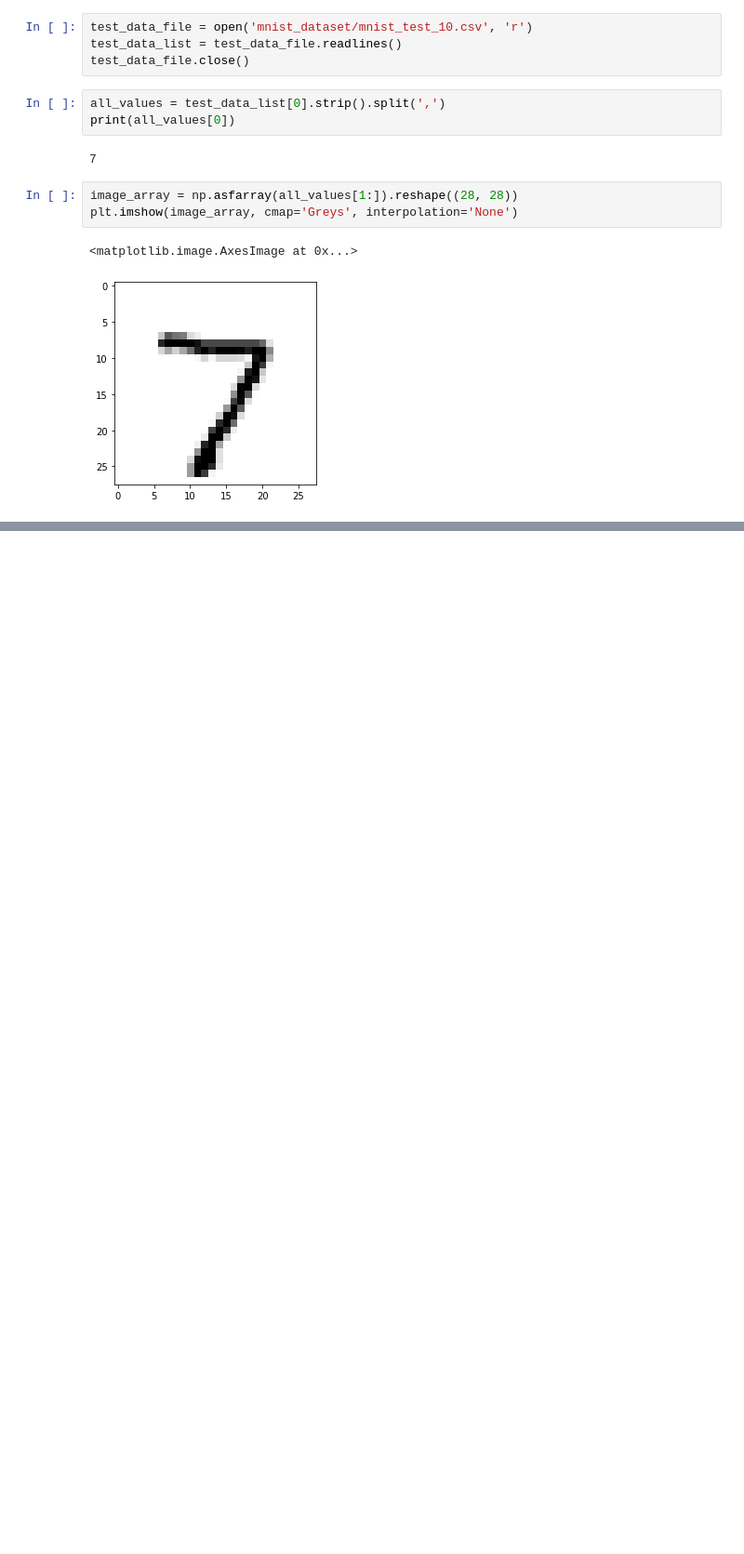
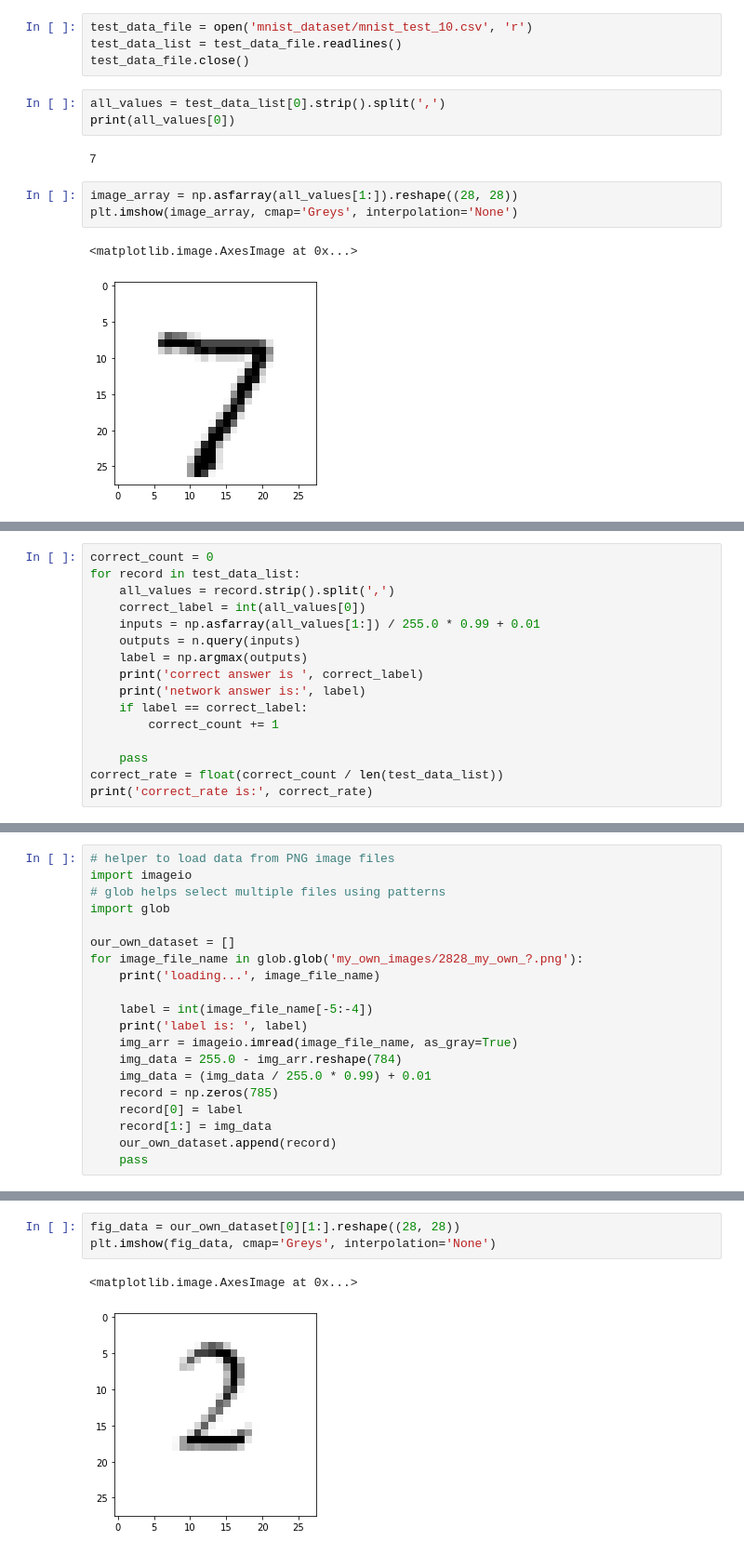
Before and after one commit to Dream-Fu/py_NN, a Jupyter notebook: 神经网络实现.ipynb, the cells around one changed output, grey strips where cells are left out. Shown at 93% size. Saved outputs shown, nothing was run; the diff lists cells and outputs as text; blank space fills up the shorter version.

```diff
--- a/神经网络实现.ipynb
+++ b/神经网络实现.ipynb
@@ -333,0 +334,16 @@ array([[0.02964289],
+# %%
+correct_count = 0
+for record in test_data_list:
+    all_values = record.strip().split(',')
+    correct_label = int(all_values[0])
+    inputs = np.asfarray(all_values[1:]) / 255.0 * 0.99 + 0.01
+    outputs = n.query(inputs)
+    label = np.argmax(outputs)
+    print('correct answer is ', correct_label)
+    print('network answer is:', label)
+    if label == correct_label:
+        correct_count += 1
+
+    pass
+correct_rate = float(correct_count / len(test_data_list))
+print('correct_rate is:', correct_rate)
@@ -333,0 +472,20 @@ array([[0.02964289],
+# %%
+# helper to load data from PNG image files
+import imageio
+# glob helps select multiple files using patterns
+import glob
+
+our_own_dataset = []
+for image_file_name in glob.glob('my_own_images/2828_my_own_?.png'):
+    print('loading...', image_file_name)
+
+    label = int(image_file_name[-5:-4])
+    print('label is: ', label)
+    img_arr = imageio.imread(image_file_name, as_gray=True)
+    img_data = 255.0 - img_arr.reshape(784)
+    img_data = (img_data / 255.0 * 0.99) + 0.01
+    record = np.zeros(785)
+    record[0] = label
+    record[1:] = img_data
+    our_own_dataset.append(record)
+    pass
@@ -333,0 +503,6 @@ array([[0.02964289],
+# %%
+fig_data = our_own_dataset[0][1:].reshape((28, 28))
+plt.imshow(fig_data, cmap='Greys', interpolation='None')
+# %% [output]
+<matplotlib.image.AxesImage at 0x...>
+[figure, added]
```
Also changed, not shown: parts of 21 cells of this notebook.
